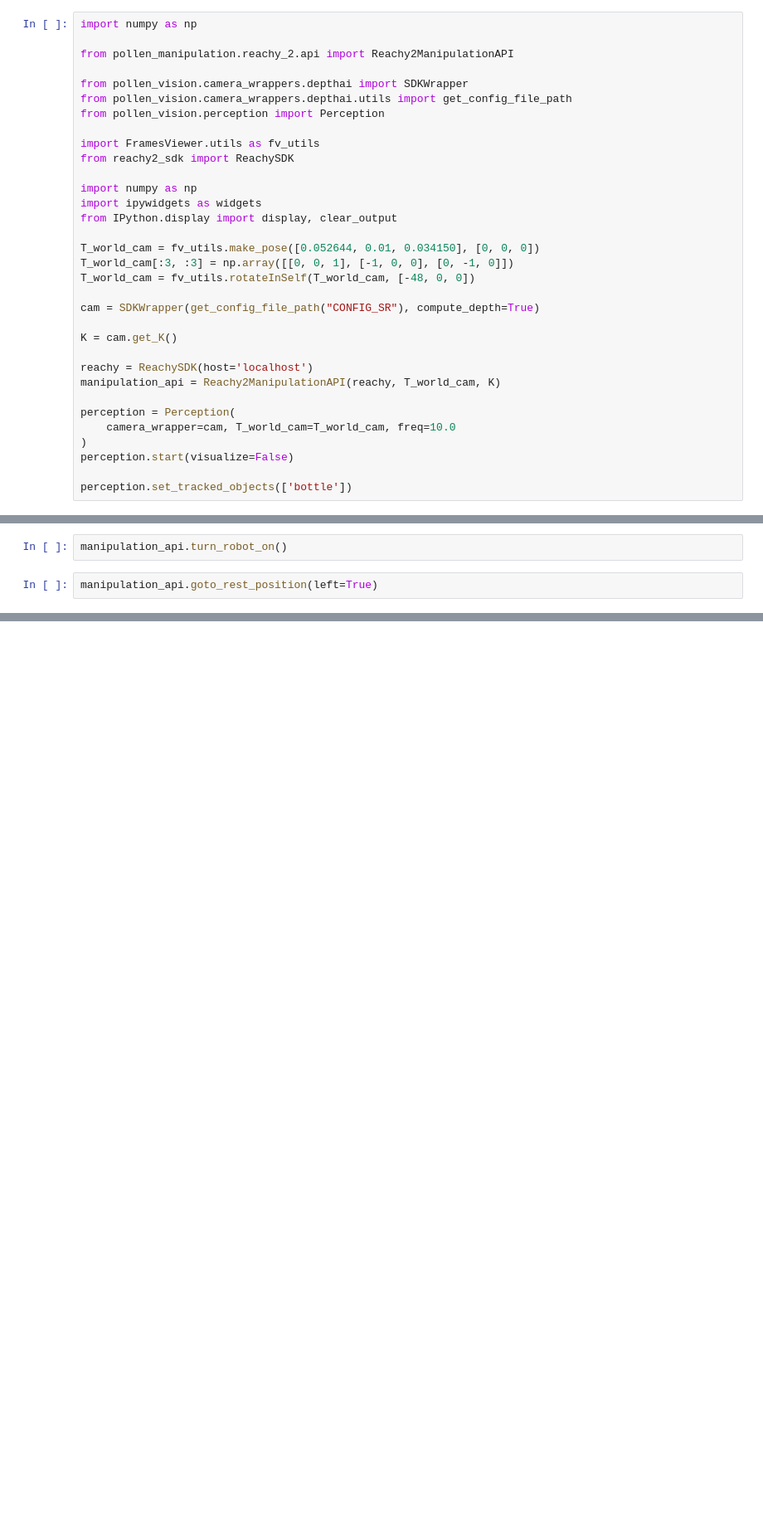
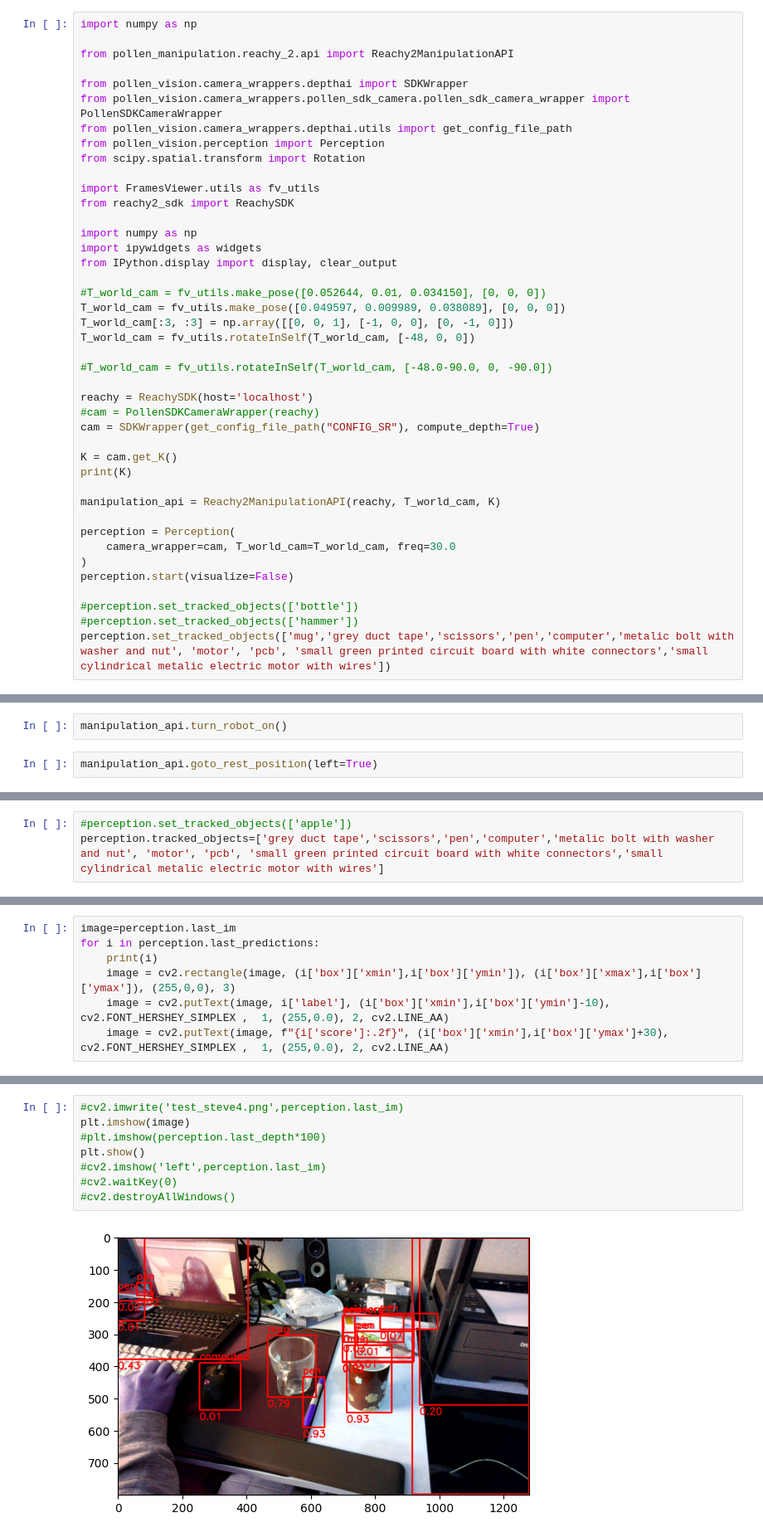
Before and after one commit to pollen-robotics/pollen-manipulation, a Jupyter notebook: examples/notebooks/Tests_reachability_issues_Reachy2.ipynb, the cells around one changed output, grey strips where cells are left out. Shown at 83% size. Saved outputs shown, nothing was run; the diff lists cells and outputs as text; blank space fills up the shorter version.

```diff
--- a/examples/notebooks/Tests_reachability_issues_Reachy2.ipynb
+++ b/examples/notebooks/Tests_reachability_issues_Reachy2.ipynb
@@ -4,8 +4,10 @@ import numpy as np
 from pollen_manipulation.reachy_2.api import Reachy2ManipulationAPI
 
 from pollen_vision.camera_wrappers.depthai import SDKWrapper
+from pollen_vision.camera_wrappers.pollen_sdk_camera.pollen_sdk_camera_wrapper import PollenSDKCameraWrapper
 from pollen_vision.camera_wrappers.depthai.utils import get_config_file_path
 from pollen_vision.perception import Perception
+from scipy.spatial.transform import Rotation
 
 import FramesViewer.utils as fv_utils
 from reachy2_sdk import ReachySDK
@@ -14,23 +16,30 @@ import numpy as np
 import ipywidgets as widgets
 from IPython.display import display, clear_output
 
-T_world_cam = fv_utils.make_pose([0.052644, 0.01, 0.034150], [0, 0, 0])
+#T_world_cam = fv_utils.make_pose([0.052644, 0.01, 0.034150], [0, 0, 0])
+T_world_cam = fv_utils.make_pose([0.049597, 0.009989, 0.038089], [0, 0, 0])
 T_world_cam[:3, :3] = np.array([[0, 0, 1], [-1, 0, 0], [0, -1, 0]])
 T_world_cam = fv_utils.rotateInSelf(T_world_cam, [-48, 0, 0])
 
+#T_world_cam = fv_utils.rotateInSelf(T_world_cam, [-48.0-90.0, 0, -90.0])
+
+reachy = ReachySDK(host='localhost')
+#cam = PollenSDKCameraWrapper(reachy)
 cam = SDKWrapper(get_config_file_path("CONFIG_SR"), compute_depth=True)
 
 K = cam.get_K()
+print(K)
 
-reachy = ReachySDK(host='localhost')
 manipulation_api = Reachy2ManipulationAPI(reachy, T_world_cam, K)
 
 perception = Perception(
-    camera_wrapper=cam, T_world_cam=T_world_cam, freq=10.0
+    camera_wrapper=cam, T_world_cam=T_world_cam, freq=30.0
 )
 perception.start(visualize=False)
 
-perception.set_tracked_objects(['bottle'])
+#perception.set_tracked_objects(['bottle'])
+#perception.set_tracked_objects(['hammer'])
+perception.set_tracked_objects(['mug','grey duct tape','scissors','pen','computer','metalic bolt with washer and nut', 'motor', 'pcb', 'small green printed circuit board with white connectors','small cylindrical metalic electric motor with wires'])
 # %% [output]
 Jupyter environment detected. Enabling Open3D WebVisualizer.
 [Open3D INFO] WebRTC GUI backend enabled.
@@ -51,0 +103,3 @@ manipulation_api.goto_rest_position(left=True)
+# %%
+#perception.set_tracked_objects(['apple'])
+perception.tracked_objects=['grey duct tape','scissors','pen','computer','metalic bolt with washer and nut', 'motor', 'pcb', 'small green printed circuit board with white connectors','small cylindrical metalic electric motor with wires']
@@ -51,0 +112,7 @@ manipulation_api.goto_rest_position(left=True)
+# %%
+image=perception.last_im
+for i in perception.last_predictions:
+    print(i)
+    image = cv2.rectangle(image, (i['box']['xmin'],i['box']['ymin']), (i['box']['xmax'],i['box']['ymax']), (255,0,0), 3)
+    image = cv2.putText(image, i['label'], (i['box']['xmin'],i['box']['ymin']-10), cv2.FONT_HERSHEY_SIMPLEX ,  1, (255,0.0), 2, cv2.LINE_AA)
+    image = cv2.putText(image, f"{i['score']:.2f}", (i['box']['xmin'],i['box']['ymax']+30), cv2.FONT_HERSHEY_SIMPLEX ,  1, (255,0.0), 2, cv2.LINE_AA)
@@ -51,0 +137,10 @@ manipulation_api.goto_rest_position(left=True)
+# %%
+#cv2.imwrite('test_steve4.png',perception.last_im)
+plt.imshow(image)
+#plt.imshow(perception.last_depth*100)
+plt.show()
+#cv2.imshow('left',perception.last_im)
+#cv2.waitKey(0)
+#cv2.destroyAllWindows()
+# %% [output]
+[figure, added]
```
Also changed, not shown: parts of 20 cells of this notebook, 1 other file.
